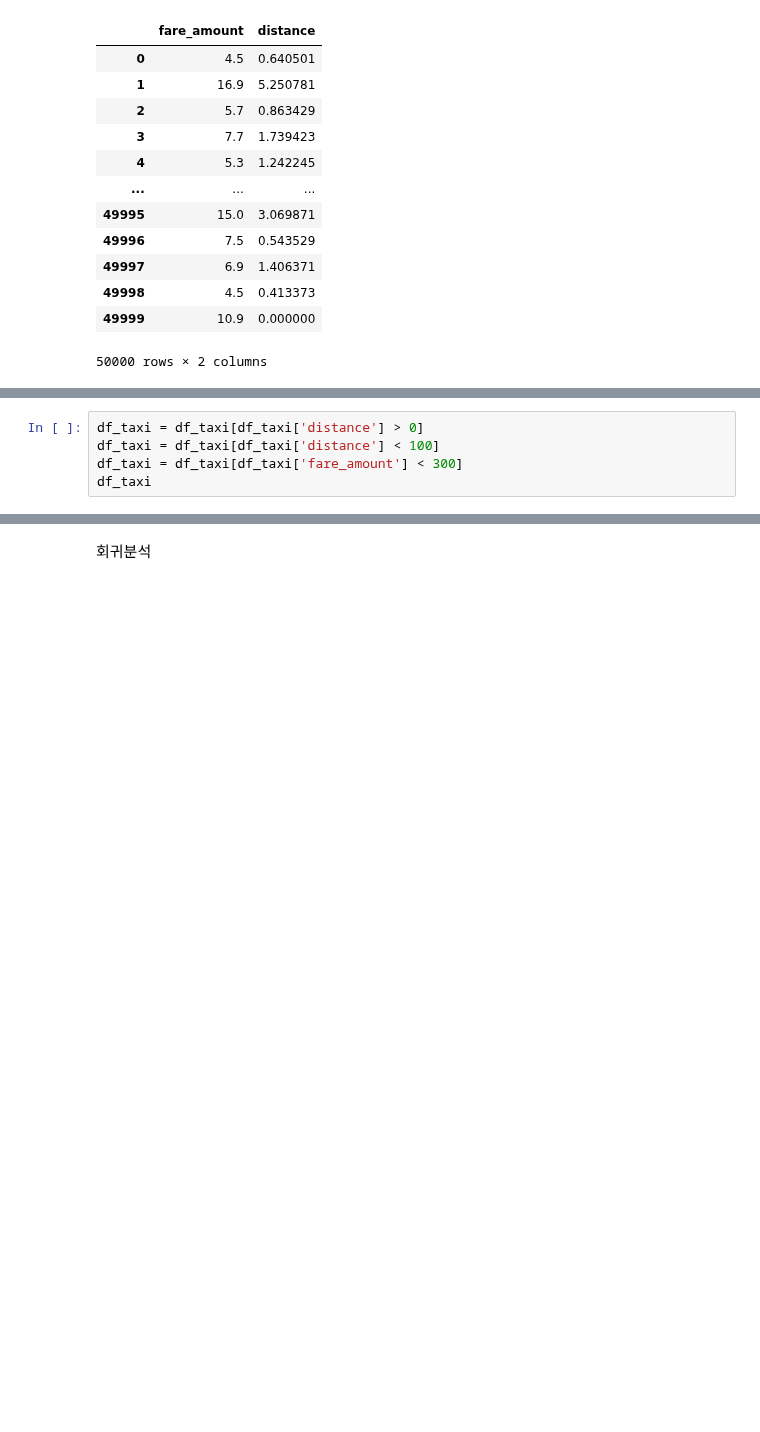
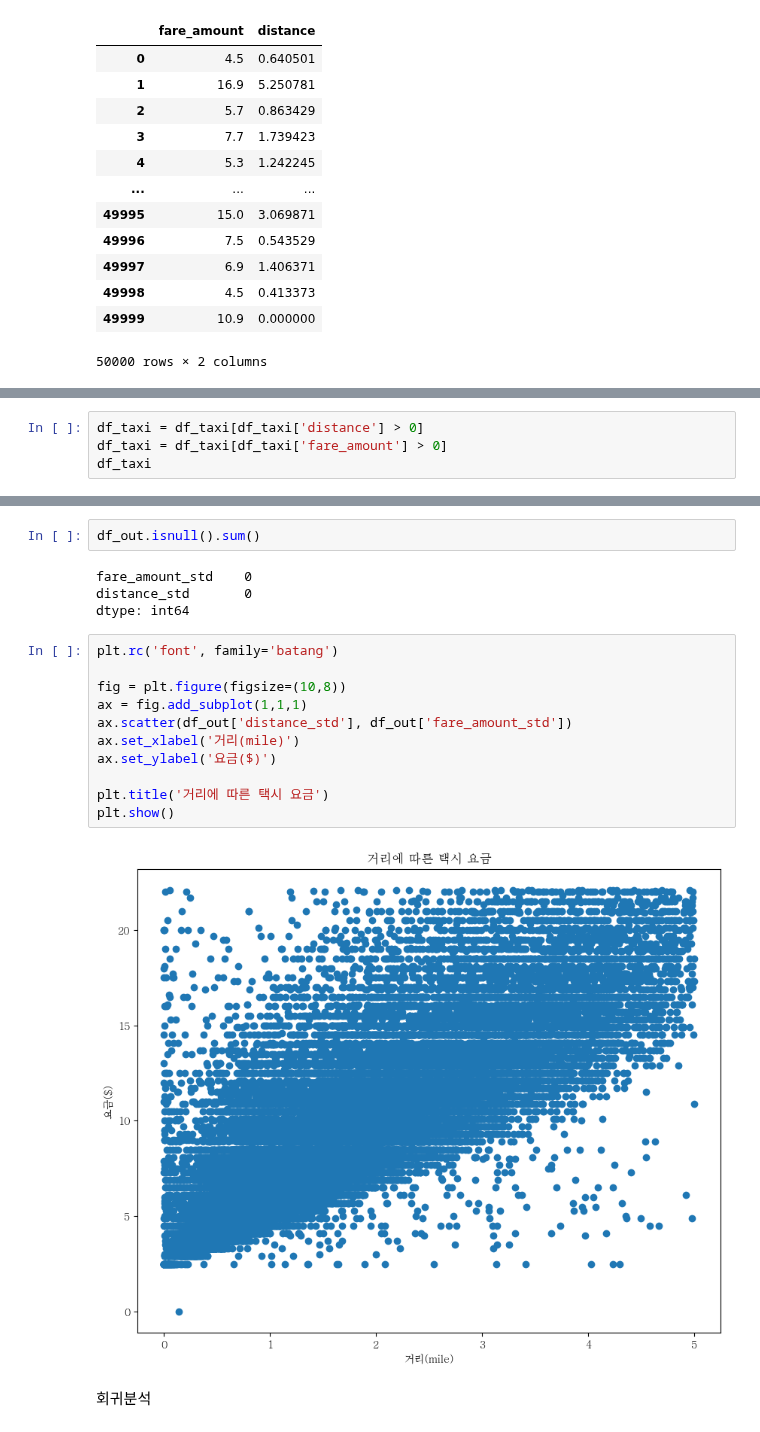
Before and after one commit to gongwon65/day1, a Jupyter notebook: 택시요금예측/main.ipynb, the cells around one changed output, grey strips where cells are left out. Cells and saved outputs as stored; diff of their text form; blank space fills up the shorter version.

```diff
--- a/택시요금예측/main.ipynb
+++ b/택시요금예측/main.ipynb
@@ -114,7 +118,6 @@ df_taxi
 # %%
 df_taxi = df_taxi[df_taxi['distance'] > 0]
-df_taxi = df_taxi[df_taxi['distance'] < 100]
-df_taxi = df_taxi[df_taxi['fare_amount'] < 300]
+df_taxi = df_taxi[df_taxi['fare_amount'] > 0]
 df_taxi
 # %% [output]
 |  | fare_amount | distance |
@@ -133,2 +190,21 @@ df_taxi
+# %%
+df_out.isnull().sum()
+# %% [output]
+fare_amount_std    0
+distance_std       0
+dtype: int64
+# %%
+plt.rc('font', family='batang')
+
+fig = plt.figure(figsize=(10,8))
+ax = fig.add_subplot(1,1,1)
+ax.scatter(df_out['distance_std'], df_out['fare_amount_std'])
+ax.set_xlabel('거리(mile)')
+ax.set_ylabel('요금($)')
+
+plt.title('거리에 따른 택시 요금')
+plt.show()
+# %% [output]
+[figure, added]
 # %% [markdown]
 회귀분석
```
Also changed, not shown: parts of 23 cells of this notebook.
